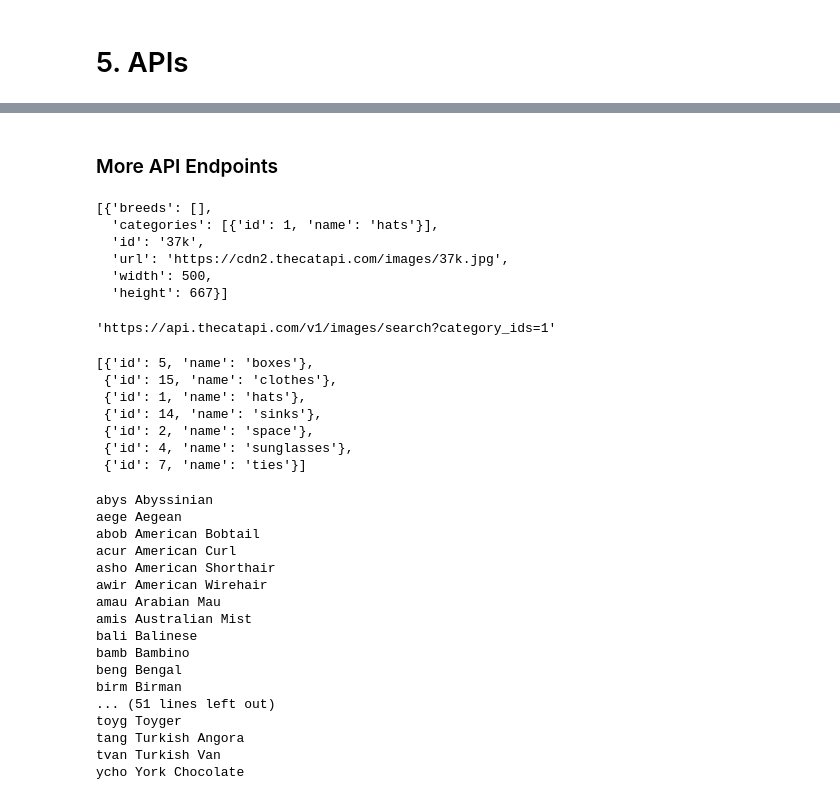
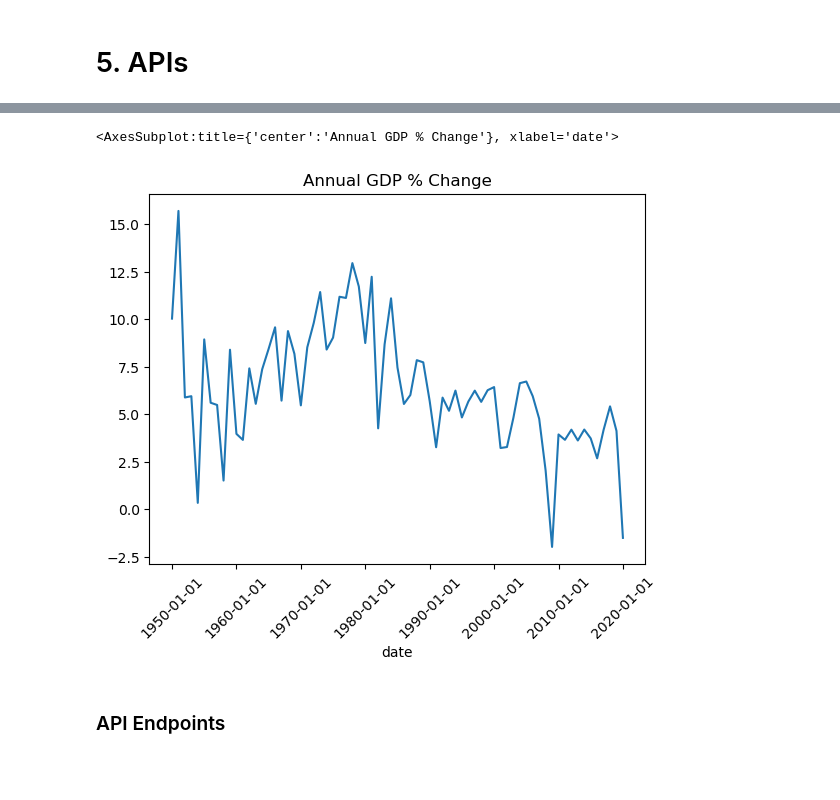
Before and after one commit to mattangriffel/python_for_mbas_class, a Jupyter notebook: 5. APIs.ipynb, the cells around one changed output, grey strips where cells are left out. Drawn from its saved outputs; the diff is of its cells as text; code cells hidden in the pictures; blank space fills up the shorter version.

Commit message:
Update APIs class to remove CATS API and replace with FRED and Alpha Vantage

```diff
--- a/5. APIs.ipynb
+++ b/5. APIs.ipynb
@@ -61,0 +107,14 @@ response.json()
+# %%
+# FRED API Parameters Challenge
+url = 'https://api.stlouisfed.org/fred/series/observations'
+params = {'series_id': 'GDP',
+          'api_key': fred_api_key,
+          'file_type': 'json',
+          'observation_start': '1950-01-01',
+          'observation_end': '2020-01-01',
+          'units': 'pch',
+          'frequency': 'a'}
+
+response = requests.get(url, params=params)
+df_gdp = pd.DataFrame(response.json()['observations'])
+df_gdp
@@ -62,51 +135,8 @@ response.json()
+# %%
+df_gdp.value = pd.to_numeric(df_gdp.value)
+df_gdp.plot(x='date', y='value', rot=45, title='Annual GDP Change % Change', legend=False)
+# %% [output]
+<AxesSubplot:title={'center':'Annual GDP % Change'}, xlabel='date'>
+[figure, added]
 # %% [markdown]
-### More API Endpoints
+### API Endpoints
-# %%
-params = {'category_ids': '1'}
-response = requests.get('https://api.thecatapi.com/v1/images/search', params=params)
-response.json()
-# %% [output]
-[{'breeds': [],
-  'categories': [{'id': 1, 'name': 'hats'}],
-  'id': '37k',
-  'url': 'https://cdn2.thecatapi.com/images/37k.jpg',
-  'width': 500,
-  'height': 667}]
-# %%
-response.url
-# %% [output]
-'https://api.thecatapi.com/v1/images/search?category_ids=1'
-# %%
-response = requests.get('https://api.thecatapi.com/v1/categories')
-response.json()
-# %% [output]
-[{'id': 5, 'name': 'boxes'},
- {'id': 15, 'name': 'clothes'},
- {'id': 1, 'name': 'hats'},
- {'id': 14, 'name': 'sinks'},
- {'id': 2, 'name': 'space'},
- {'id': 4, 'name': 'sunglasses'},
- {'id': 7, 'name': 'ties'}]
-# %%
-response = requests.get('https://api.thecatapi.com/v1/breeds')
-breeds = response.json()
-for breed in breeds:
-    print(breed['id'], breed['name'])
-# %% [output]
-abys Abyssinian
-aege Aegean
-abob American Bobtail
-acur American Curl
-asho American Shorthair
-awir American Wirehair
-amau Arabian Mau
-amis Australian Mist
-bali Balinese
-bamb Bambino
-beng Bengal
-birm Birman
-... (51 lines left out)
-toyg Toyger
-tang Turkish Angora
-tvan Turkish Van
-ycho York Chocolate
```
Also changed, not shown: parts of 58 cells of this notebook.
